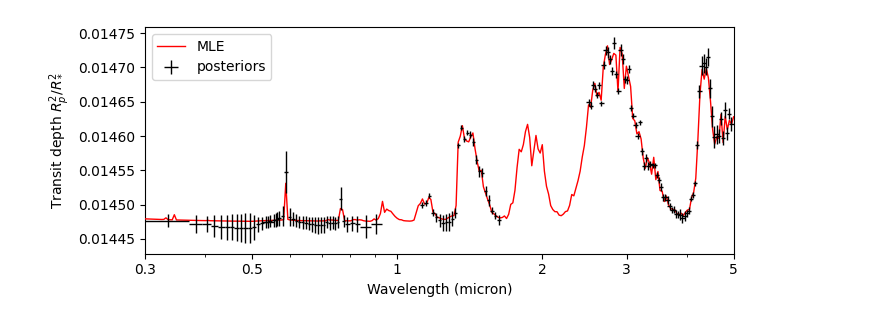
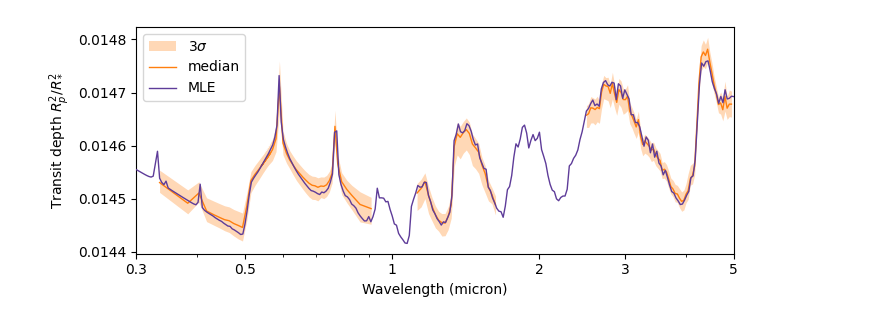
Before and after one commit to cjiang-exo/ReLiC, a Jupyter notebook: plot_ts.ipynb, the cells around one changed output. Saved outputs shown, nothing was run; the diff lists cells and outputs as text; code cells hidden in the pictures.

```diff
--- a/plot_ts.ipynb
+++ b/plot_ts.ipynb
@@ -146,0 +75,15 @@ Loading chemical equilibrium chemistry table from file '/home/ubuntu/petitRADTRA
+# %%
+""" Maximum likelihood model """
+
+prob_file = os.path.join(os.path.dirname(infile), 'lnprob.txt')
+lnprobs = np.loadtxt(prob_file)
+maxlike_params = atm_params[lnprobs.flatten().argmax()]
+
+ts_bestfit, add_output = calc_ts_prt(
+    maxlike_params, atmosphere, chem,
+    planet_radius_cm=planet_radius * nc.r_jup_mean,
+    star_radius_cm=star_radius * nc.r_sun, equilibrium_temperature=teq,
+    return_contribution=True
+)
+
+contributions = add_output['transmission_contribution']
@@ -255,7 +201,7 @@ for i, s in enumerate(sub_samples):
 import tomllib
 import h5py
 
-cfgfile = "../results/HD209458b/results-260503-joint/HD209458b_joint.toml"
+cfgfile = "../results/HD209458b/results-260507-joint/HD209458b_joint.toml"
 cfg = tomllib.load(open(cfgfile, 'rb'))
 raw_data  = [h5py.File(f, 'r') for f in cfg["PATH"]["input_file"]]
 # %%
@@ -270,18 +216,6 @@ bin_widths += list(np.squeeze(0.5*np.diff(raw_data[2]["wavelength_bins"][:])))
 # HST/WFC3_G141
 wl_rebinned += list(raw_data[4]["wavelength"][:])
 bin_widths += list(np.squeeze(0.5*np.diff(raw_data[4]["wavelength_bins"][:])))
-
-# # JWST/NIRCAM_F322W2
-# _wl = raw_data[5]["wavelength"][:]
-# _wl = _wl[(_wl > 2.5) & (_wl < 4.0)]
-# wl_rebinned += list(_wl[:-1])
-# bin_widths += list(np.diff(_wl))
-
-# # JWST/NIRCAM_F444W
-# _wl = raw_data[6]["wavelength"][:]
-# _wl = _wl[(_wl > 4.0) & (_wl < 5.0)]
-# wl_rebinned += list(_wl[:-1])
-# bin_widths += list(np.diff(_wl))
 
 wl_start, wl_end, resolution = 2.5, 5.0, 100
 len_wl = np.log(wl_end / wl_start) * resolution
@@ -307,21 +241,27 @@ len_wl = np.log(wl_end / wl_start) * resolution
 len_wl = int(np.round(len_wl))
 wl_bestfit_rebinned = np.logspace(np.log10(wl_start), np.log10(wl_end), len_wl)
 ts_bestfit_rebinned = rebin_spectrum(wavelengths, ts_bestfit, wl_bestfit_rebinned)
+
+split_id = 1 + np.where(np.diff(wl_rebinned) > 0.1)[0]
+wl_groups = np.split(wl_rebinned, split_id)
+ts_groups = np.split(ts_median, split_id)
+ts_up_groups = np.split(ts_up, split_id)
+ts_lo_groups = np.split(ts_lo, split_id)
 # %%
 
 fig, ax = pl.subplots(1,1, figsize=(7.2, 3))
-ax.errorbar(wl_rebinned, ts_median, yerr=ts_error, xerr=bin_widths, fmt='.k', mfc='w', lw=1, ms=0, label='posteriors', zorder=9)
-# ax.fill_between(wl_rebinned, ts_lo, ts_up,
-#     color='k', alpha=0.3, lw=0.5, zorder=1, label=r'3$\sigma$')
-# ax.plot(wl_rebinned, ts_median, lw=0.5, label='median', color='k', zorder=3)
-ax.plot(wl_bestfit_rebinned, ts_bestfit_rebinned, lw=1, label='MLE', color='r', zorder=4)
+for i, (wl_g, ts_g, ts_up_g, ts_lo_g) in enumerate(zip(wl_groups, ts_groups, ts_up_groups, ts_lo_groups)):
+    ax.fill_between(wl_g, ts_lo_g, ts_up_g,
+        color='C1', alpha=0.3, lw=0, zorder=1, label=r'3$\sigma$' if i==0 else None)
+    ax.plot(wl_g, ts_g, lw=1, label='median' if i==0 else None, color='C1', zorder=3)
+ax.plot(wl_bestfit_rebinned, ts_bestfit_rebinned, lw=1, label='MLE', color='#5e3c99', zorder=4)
 ax.set_xlabel('Wavelength (micron)')
 ax.set_ylabel('Transit depth $R_p^2/R_*^2$')
 ax.legend(ncol=1, loc='upper left')
 ax.set_xscale('log')
 ax.set_xticks([0.3, 0.5, 1, 2, 3, 5], [0.3, 0.5, 1, 2, 3, 5])
 ax.set_xlim(wl_bestfit_rebinned.min(), wl_bestfit_rebinned.max())
 fig.tight_layout()
 fig.savefig('post_spectrum.png', dpi=100)
 # %% [output]
-[figure, old version]
+[figure, new version]
```
Also changed, not shown: parts of 8 cells of this notebook, 9 other files.
